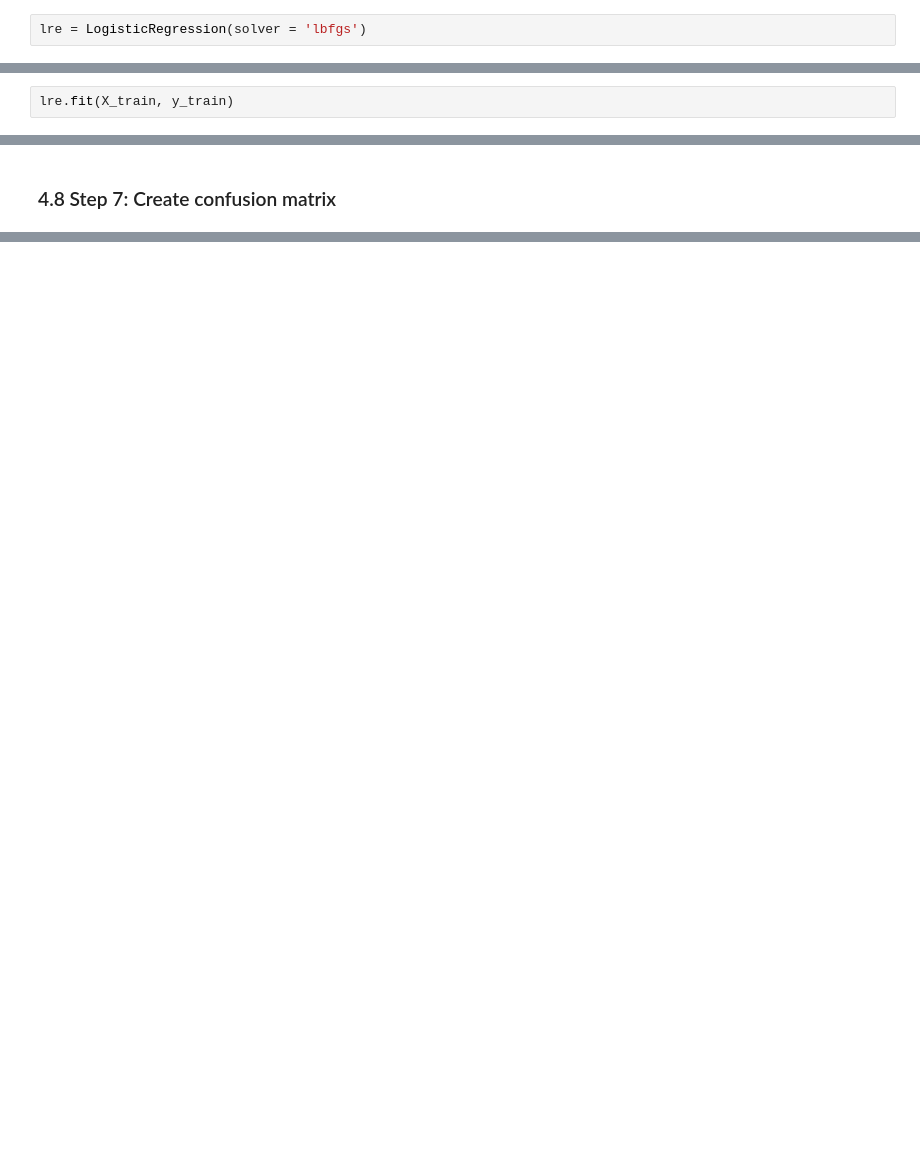
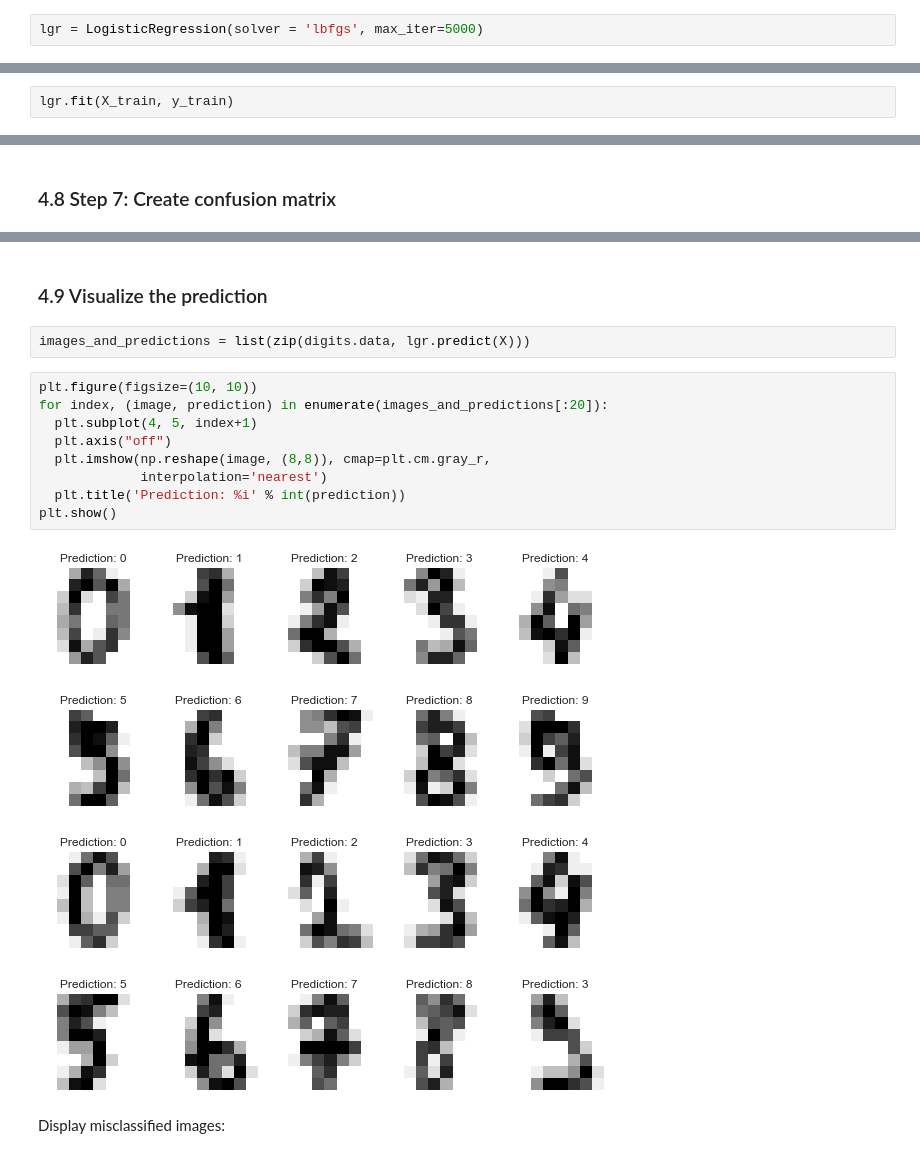
Before and after one commit to willongithub/archieve-data-science, a Jupyter notebook: PRML/prml_w3.ipynb, the cells around one changed output, grey strips where cells are left out. Drawn from its saved outputs; the diff is of its cells as text; blank space fills up the shorter version.

```diff
--- a/PRML/prml_w3.ipynb
+++ b/PRML/prml_w3.ipynb
@@ -487,9 +476,9 @@ X_train, X_test, y_train, y_test = train_test_split(X, y,
 # %% [markdown]
 ### 4.5 Step 4: Select a Linear Regression classifier
 # %%
-lre = LogisticRegression(solver = 'lbfgs')
+lgr = LogisticRegression(solver = 'lbfgs', max_iter=5000)
 # %% [markdown]
 ### 4.6 Step 5: Fit the data
 # %%
-lre.fit(X_train, y_train)
+lgr.fit(X_train, y_train)
 # %% [output]
@@ -518,0 +514,17 @@ confusion_matrix(y_test, y_pred)
+# %% [markdown]
+### 4.9 Visualize the prediction
+# %%
+images_and_predictions = list(zip(digits.data, lgr.predict(X)))
+# %%
+plt.figure(figsize=(10, 10))
+for index, (image, prediction) in enumerate(images_and_predictions[:20]):
+  plt.subplot(4, 5, index+1)
+  plt.axis("off")
+  plt.imshow(np.reshape(image, (8,8)), cmap=plt.cm.gray_r,
+             interpolation='nearest')
+  plt.title('Prediction: %i' % int(prediction))
+plt.show()
+# %% [output]
+[figure, added]
+# %% [markdown]
+Display misclassified images:
```
Also changed, not shown: parts of 13 cells of this notebook, 2 other files.
